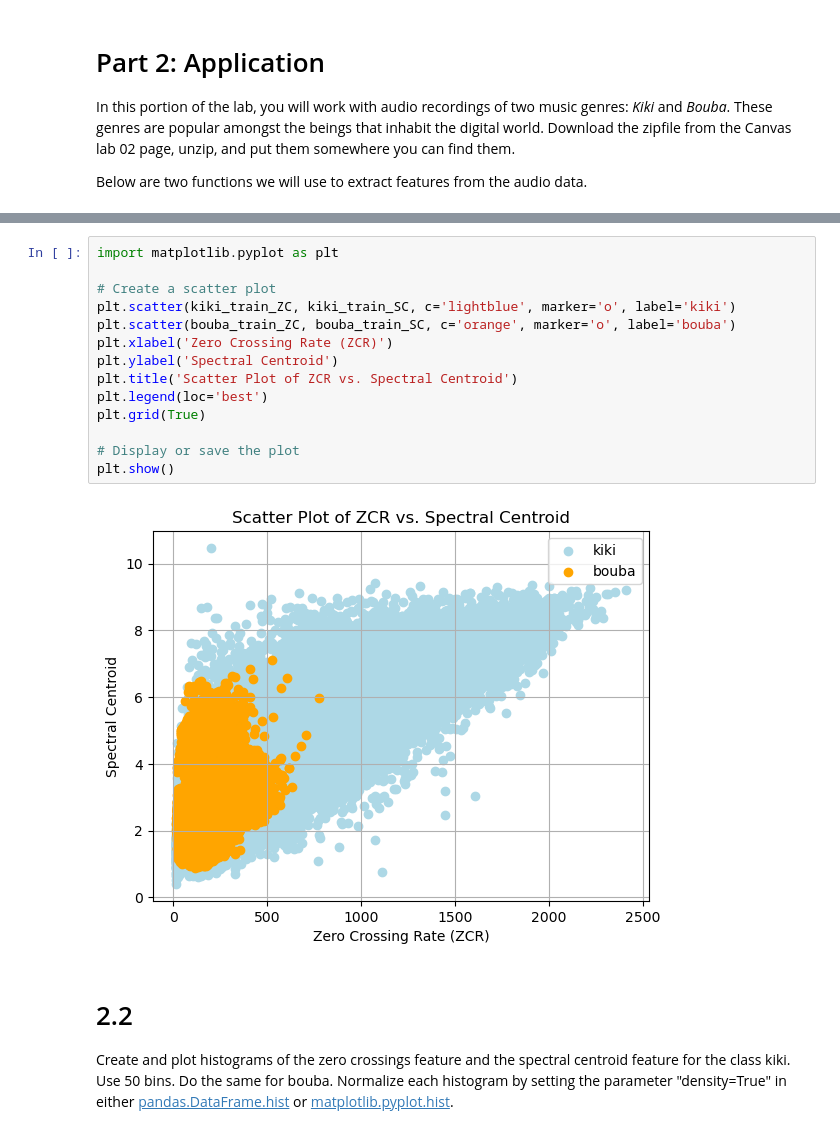
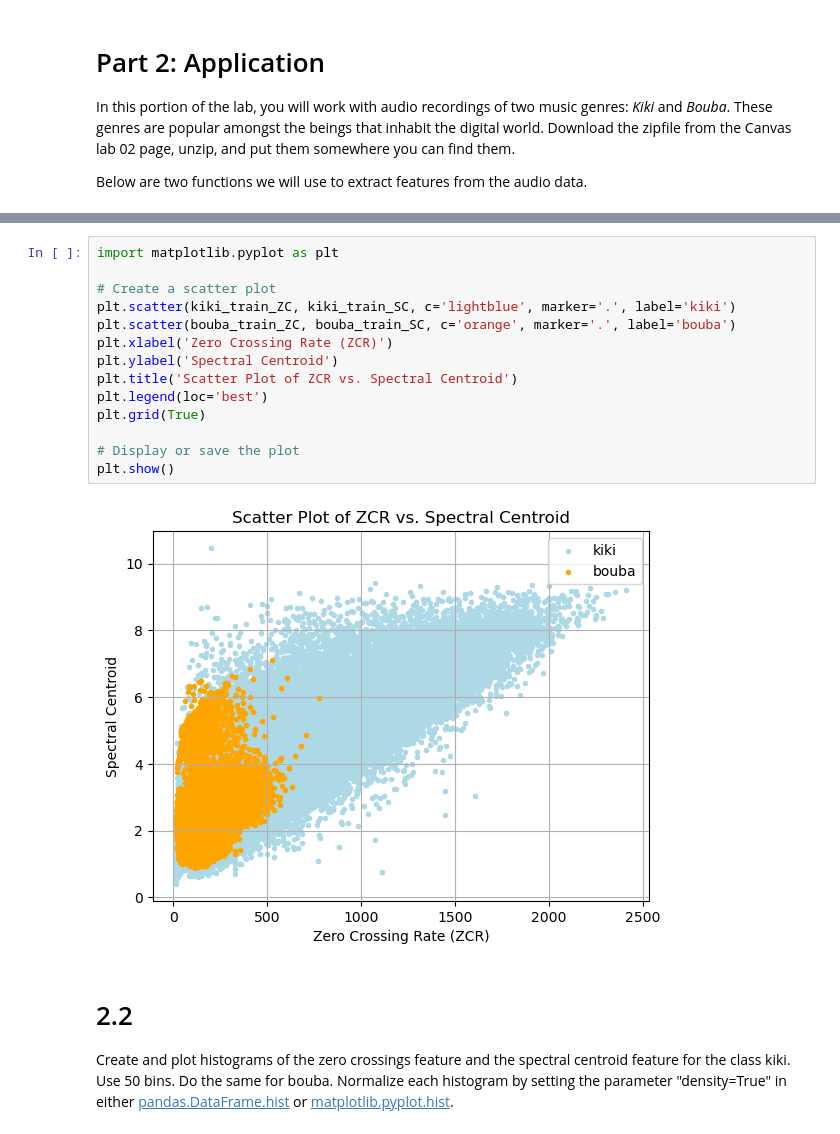
Before and after one commit to simoclemens/KTH-MusicInformaticsLabs, a Jupyter notebook: DT2470_lab02-2.ipynb, the cells around one changed output, grey strips where cells are left out. Cells and saved outputs as stored; diff of their text form.

```diff
--- a/DT2470_lab02-2.ipynb
+++ b/DT2470_lab02-2.ipynb
@@ -363,19 +339,19 @@ print(kiki_train_SC.shape)
 # %%
 import matplotlib.pyplot as plt
 
 # Create a scatter plot
-plt.scatter(kiki_train_ZC, kiki_train_SC, c='lightblue', marker='o', label='kiki')
-plt.scatter(bouba_train_ZC, bouba_train_SC, c='orange', marker='o', label='bouba')
+plt.scatter(kiki_train_ZC, kiki_train_SC, c='lightblue', marker='.', label='kiki')
+plt.scatter(bouba_train_ZC, bouba_train_SC, c='orange', marker='.', label='bouba')
 plt.xlabel('Zero Crossing Rate (ZCR)')
 plt.ylabel('Spectral Centroid')
 plt.title('Scatter Plot of ZCR vs. Spectral Centroid')
 plt.legend(loc='best')
 plt.grid(True)
 
 # Display or save the plot
 plt.show()
 # %% [output]
-[figure, old version]
+[figure, new version]
 # %% [markdown]
 # 2.2
 
```
Also changed, not shown: parts of 14 cells of this notebook.
